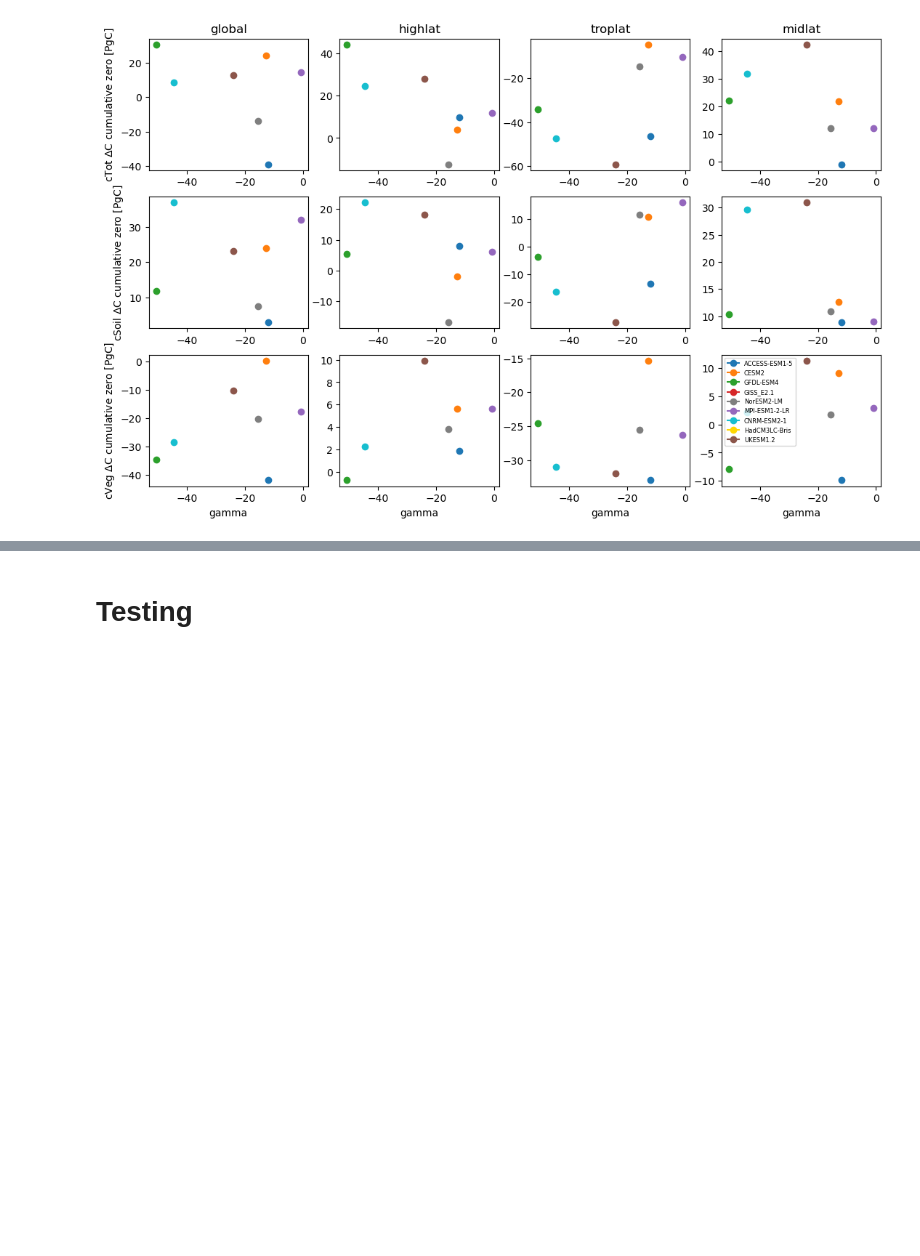
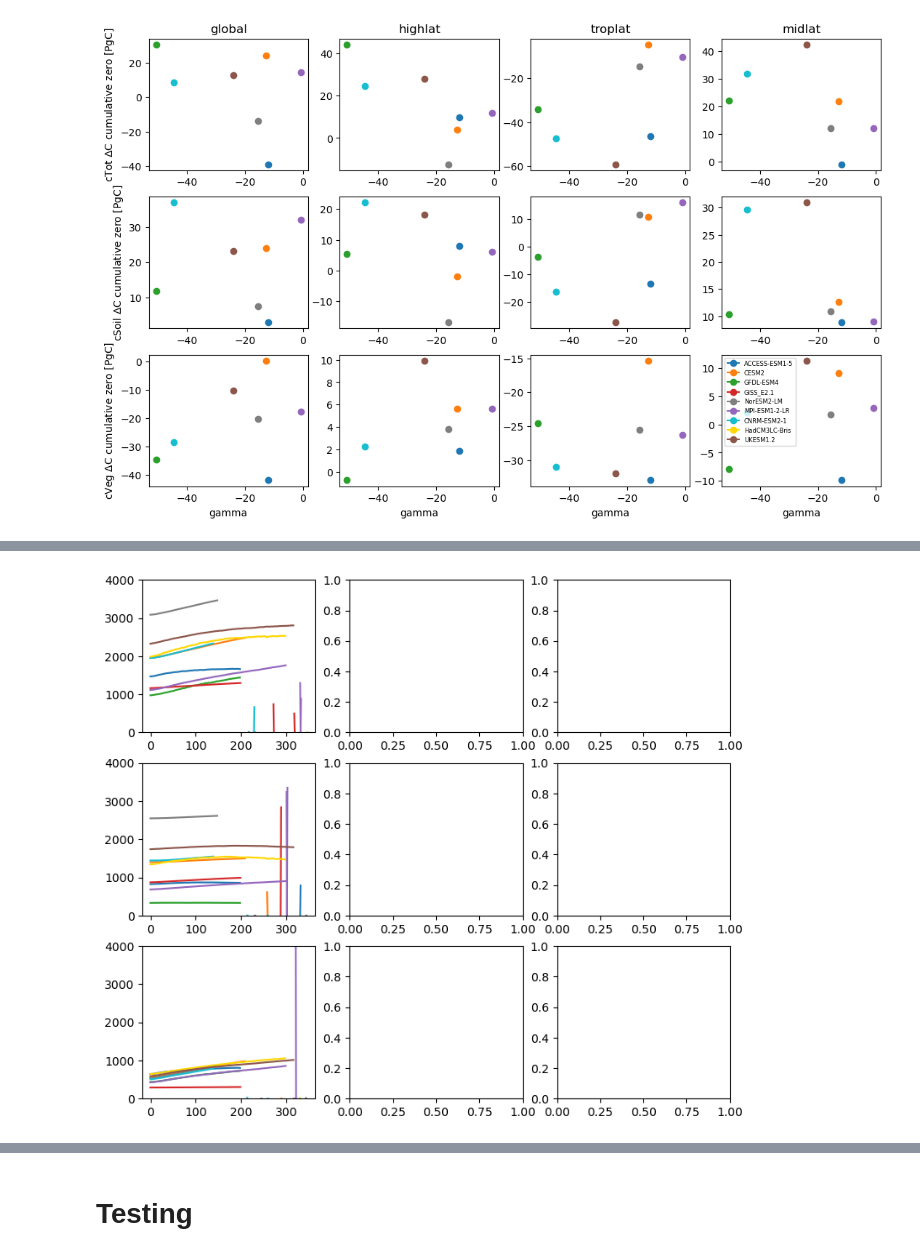
Before and after one commit to aswann/flat10MIP_analysis, a Jupyter notebook: flat10_metrics_analysis.ipynb, the cells around one changed output, grey strips where cells are left out. Cells and saved outputs as stored; diff of their text form; code cells hidden in the pictures; blank space fills up the shorter version.

```diff
--- a/flat10_metrics_analysis.ipynb
+++ b/flat10_metrics_analysis.ipynb
@@ -1440,0 +1625,24 @@ plt.savefig("figures/deltaCscattercumzero_gamma.png", bbox_inches='tight')
+# %%
+fig, axes = plt.subplots(3,3,figsize=(9, 8))
+#axes=axes.flatten()
+
+# rows are carbon variables, cTot, cVeg, cSoil
+# columns are total change, % change
+vlist = [2,1,0]
+l=0
+
+for m in range(len(modellist)):
+    model=modellist[m]
+    mcolor=modelcolors[m]
+
+    for vi in range(len(vlist)):
+        v=vlist[vi]
+        e=0
+        timeseries=ds_C_global.sel(model=modellist[m], run=runlist[e],
+                                       var=varlist[v], latrange=latlist[l])
+        Cts=timeseries.data[1:349]
+
+        axes[vi,0].plot(Cts.where((Cts<1e4)&(Cts>0)),label=model,color=mcolor)
+        axes[vi,0].set_ylim([0,4000])
+# %% [output]
+[figure, added]
```
Also changed, not shown: parts of 5 cells of this notebook, 21 other files.
